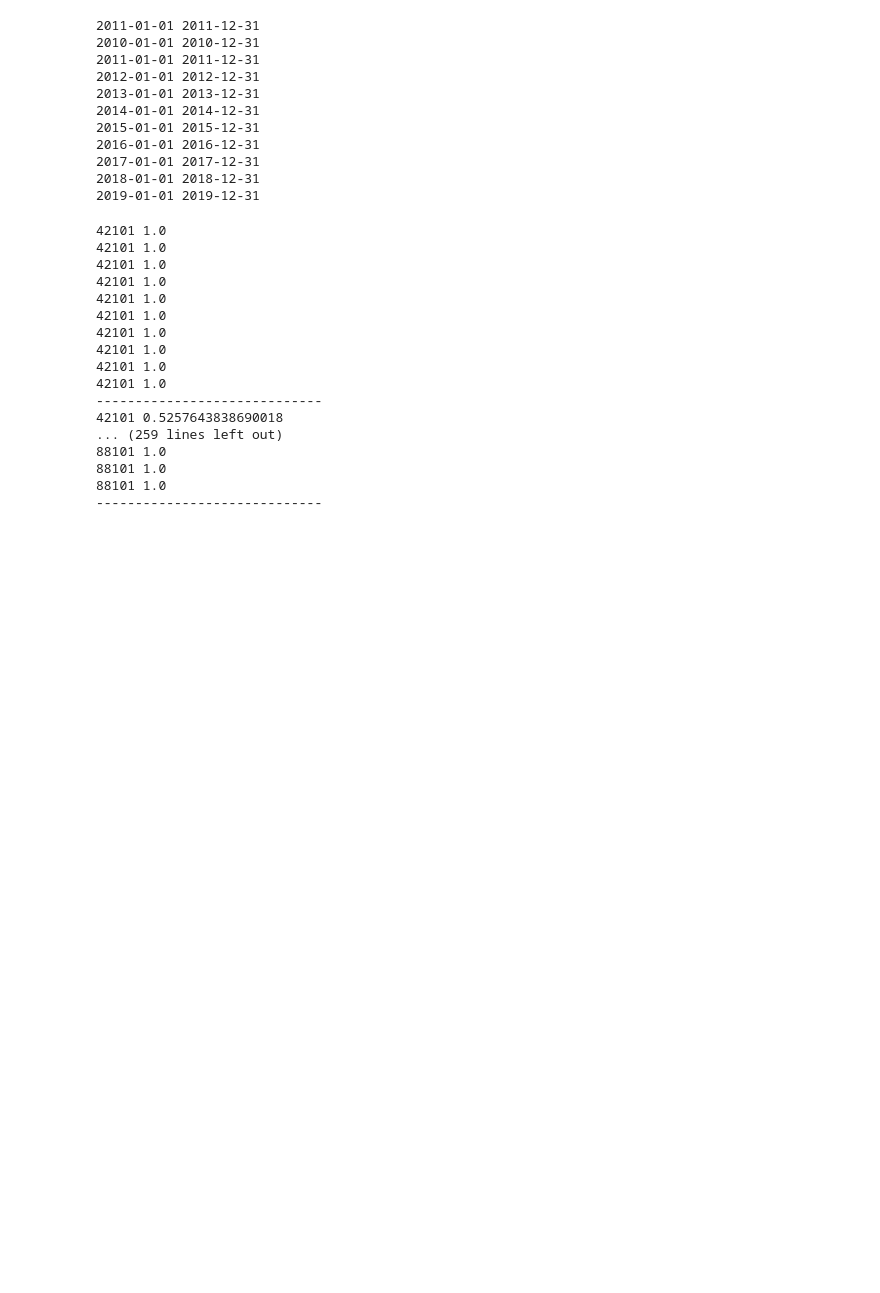
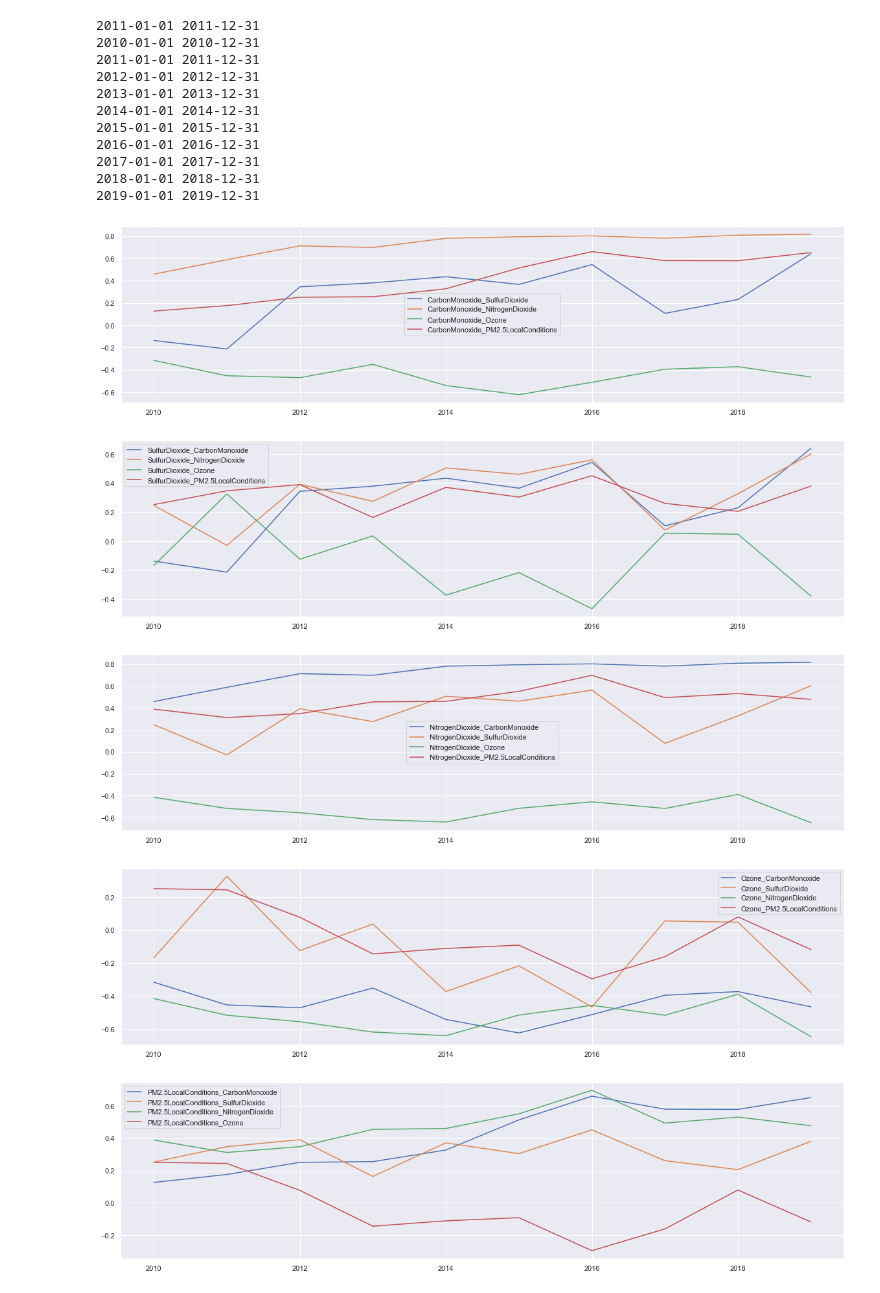
Before and after one commit to ksamavedam/Pollution20Code, a Jupyter notebook: Appa/apps_scratch.ipynb, the cells around one changed output. Drawn from its saved outputs; the diff is of its cells as text; code cells hidden in the pictures; blank space fills up the shorter version.

```diff
--- a/Appa/apps_scratch.ipynb
+++ b/Appa/apps_scratch.ipynb
@@ -105,3 +113,6 @@ for p in params_dict.keys():
 42602 NitrogenDioxide
 44201 Ozone
 88101 PM2.5LocalConditions
+# %%
+for p in params_dict.keys():
+    print (p,df_master[p].shape)
@@ -156,30 +173,36 @@ for y in range(2010, 2020):
 2017-01-01 2017-12-31
 2018-01-01 2018-12-31
 2019-01-01 2019-12-31
-# %%
-for pa in params_dict.keys():
-    for pb in params_dict.keys():
-        for y in range(2010, 2020):
-            print(pa,yrly_corrs[y][pa][pb])
-        print ('-----------------------------')
-# %% [output]
-42101 1.0
-42101 1.0
-42101 1.0
-42101 1.0
-42101 1.0
-42101 1.0
-42101 1.0
-42101 1.0
-42101 1.0
-42101 1.0
------------------------------
-42101 0.5257643838690018
-... (259 lines left out)
-88101 1.0
-88101 1.0
-88101 1.0
------------------------------
+# %%
+corr_dict = {}
+x_ax = []
+for y in range(2010, 2020):
+    x_ax.append(y)
+
+
+for pa in params_dict.keys():
+    per_par_dict = {}
+    corr_dict[pa]=per_par_dict
+    plt.figure(figsize=(20,5)) #  width, height
+
+    for pb in params_dict.keys():
+        if pa == pb:
+            continue
+        per_par_dict[pb] = []
+        for y in range(2010, 2020):
+            per_par_dict[pb].append(yrly_corrs[y][pa][pb])
+        lbl = params_dict[pa]+'_'+params_dict[pb]
+        plt.plot(x_ax,per_par_dict[pb],label=lbl)
+    plt.legend(loc='best')
+    plt.show()
+
+#corr_dict
+# %% [output]
+[figure, added]
+[figure, added]
+[figure, added]
+[figure, added]
+[figure, added]
 # %%
 df_comb = combineParamCols(2015,2015)
 sns.set()
```
Also changed, not shown: parts of 13 cells of this notebook.
